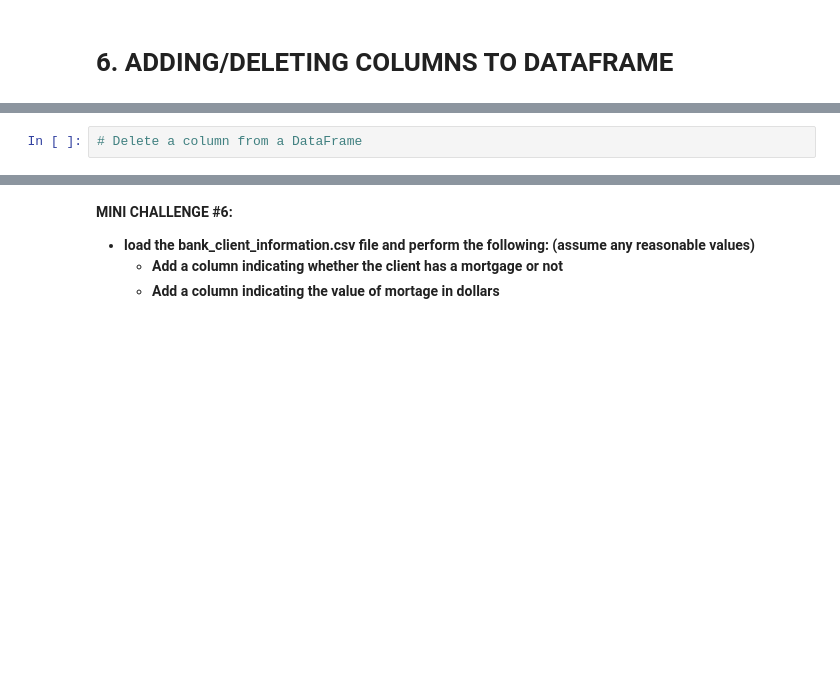
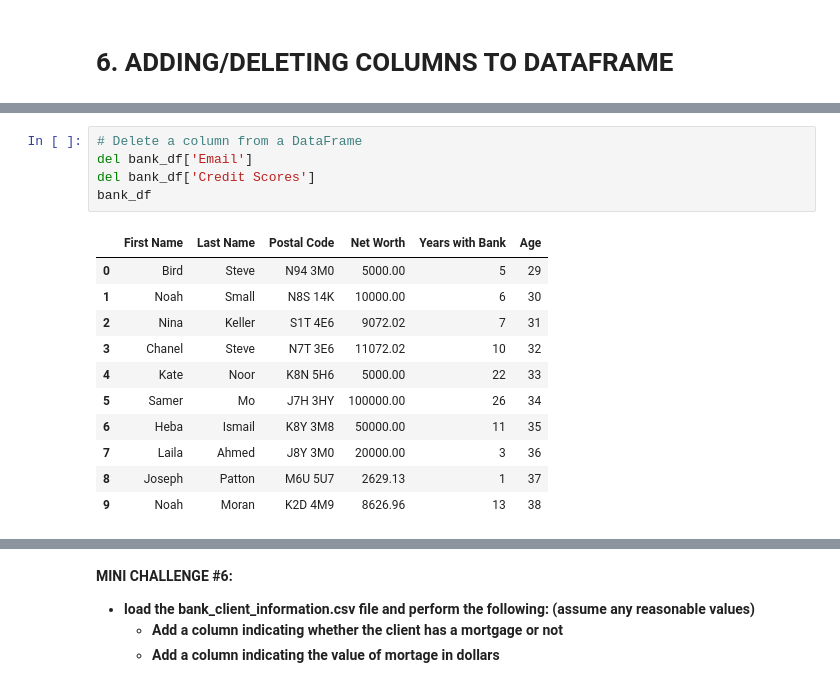
Before and after one commit to DanielMevs/Data-Analysis-with-Python, a Jupyter notebook: pandas_dataframe_fundamentals/pandas_dataframe.ipynb, the cells around one changed output, grey strips where cells are left out. Drawn from its saved outputs; the diff is of its cells as text; blank space fills up the shorter version.

```diff
--- a/pandas_dataframe_fundamentals/pandas_dataframe.ipynb
+++ b/pandas_dataframe_fundamentals/pandas_dataframe.ipynb
@@ -236,2 +446,17 @@ bank_df.to_csv('sample_output_no_index.csv.gz', index=False, compression='gzip')
 # %%
 # Delete a column from a DataFrame
+del bank_df['Email']
+del bank_df['Credit Scores']
+bank_df
+# %% [output]
+|  | First Name | Last Name | Postal Code | Net Worth | Years with Bank | Age |
+| 0 | Bird | Steve | N94 3M0 | 5000.00 | 5 | 29 |
+| 1 | Noah | Small | N8S 14K | 10000.00 | 6 | 30 |
+| 2 | Nina | Keller | S1T 4E6 | 9072.02 | 7 | 31 |
+| 3 | Chanel | Steve | N7T 3E6 | 11072.02 | 10 | 32 |
+| 4 | Kate | Noor | K8N 5H6 | 5000.00 | 22 | 33 |
+| 5 | Samer | Mo | J7H 3HY | 100000.00 | 26 | 34 |
+| 6 | Heba | Ismail | K8Y 3M8 | 50000.00 | 11 | 35 |
+| 7 | Laila | Ahmed | J8Y 3M0 | 20000.00 | 3 | 36 |
+| 8 | Joseph | Patton | M6U 5U7 | 2629.13 | 1 | 37 |
+| 9 | Noah | Moran | K2D 4M9 | 8626.96 | 13 | 38 |
```
Also changed, not shown: parts of 27 cells of this notebook, 2 other files.
